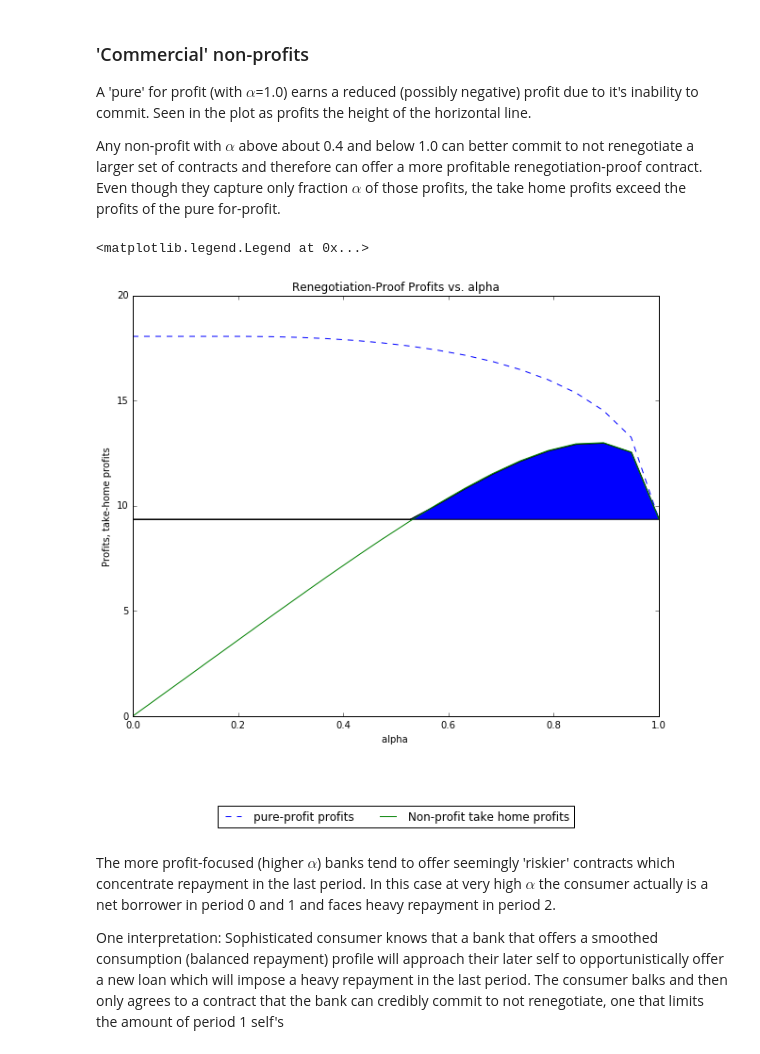
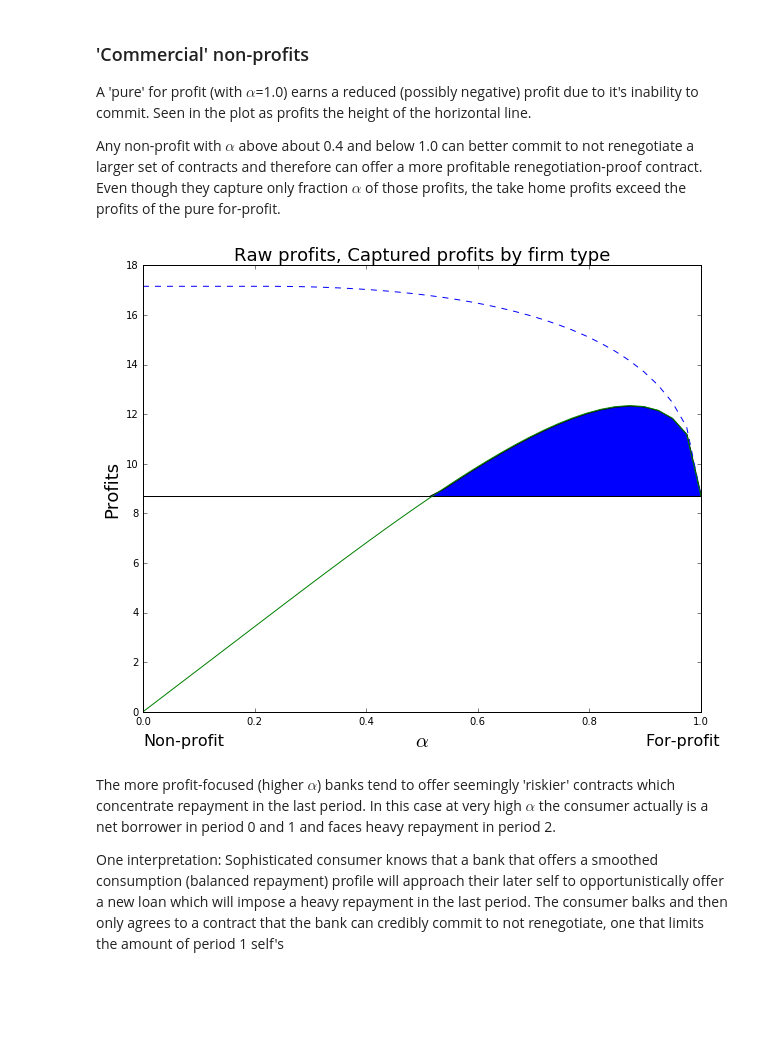
Before and after one commit to jhconning/renegotiation, a Jupyter notebook: monopoly_contracts.ipynb, the cells around one changed output. Saved outputs shown, nothing was run; the diff lists cells and outputs as text; code cells hidden in the pictures; blank space fills up the shorter version.

```diff
--- a/monopoly.ipynb
+++ b/monopoly_contracts.ipynb
@@ -131,7 +127,7 @@ The first constraint is the period 0 self's participation constraint and the sec
 Let's create an object instance which we will call cM, printout the parameters associated with this instance and then run a few checks to make sure the cM.reneg function works right:
 # %%
 cM = Contract.Monopoly(beta = 0.5)
-cM.rho = 0.95
+cM.rho = 1
 cM.y = [110,95,95]
 cM.print_params()
 # %% [output]
@@ -426,7 +408,7 @@ Plot to explore how the renegotiation cost $\kappa $ affects the terms of the co
 cM.y = np.array([100,100,100])
 cMF = cM.fcommit()
 num_pts = 21
-kaps = np.linspace(0, 1.25, num_pts)      # different renegotiation cost values
+kaps = np.linspace(0, 10, num_pts)      # different renegotiation cost values
 cMRP, profitRP = np.zeros((3,num_pts)), np.zeros(num_pts)  # init (c0,c1,c2) and profits at each kappa
 
 for i in range(0,num_pts):               # look through kappa recalculating optimal contract each time
@@ -443,8 +425,8 @@ ax0.plot(kaps, c2, label='$c_{2}$')
 ax0.plot(kaps, np.ones(num_pts)*cMF[1], '--', label='$c_{F}$')
 ax0.grid()
 ax0.set_title('Renegotiation Proof Contract and $\kappa$'), ax0.set_ylabel('consumption')
-ax0.legend(loc=9,bbox_to_anchor=(0.5, -1.7), ncol = 3)
-
+#ax0.legend(loc=9,bbox_to_anchor=(0.5, -1.7), ncol = 3)
+ax0.legend(loc=1)
 ax1.plot(kaps, profitRP)
 ax1.set_ylabel('Profit')
 ax1.grid()
@@ -485,7 +471,7 @@ $$\left[ \Pi ^{R}-\Pi \right] \geq C(\alpha )=\frac{h(\alpha )}{\alpha }$$
 y = np.array([100,100,100])          # To see how endowment affects contract
 cM.y     = y
 cMF      = cM.fcommit()
-num_pts  = 20
+num_pts  = 40
 alphs    = np.linspace(0.0,1.0,num_pts)       # iterate over different values of beta
 C        = 10*(np.ones(num_pts) - alphs)     #  h(alpha)/alpha  or cost of renegotiaton
 cMRP     = np.zeros((3,num_pts))          # matrix for (c0,c1,c2) at each kappa
@@ -521,18 +507,21 @@ Any non-profit with $\alpha$ above about 0.4 and below 1.0 can better commit to
 # %%
 profitRP_full = profitRP[num_pts-1]*np.ones(num_pts)
 fig = plt.figure()
 ax = fig.add_subplot(111)
-plt.title('Renegotiation-Proof Profits vs. alpha')
-plt.xlabel('alpha ')
-plt.ylabel('Profits, take-home profits')
-plt.plot(alphs,profitRP,'--',label='pure-profit profits')
-plt.plot(alphs,NprofitRP,label='Non-profit take home profits')
+plt.title('Raw profits, Captured profits by firm type', fontsize=18)
+plt.xlabel(r'$\alpha$',fontsize=20)
+plt.ylabel('Profits', fontsize=18)
+plt.plot(alphs,profitRP,'--',label='Raw profits')
+plt.plot(alphs,NprofitRP,label='Captured profits')
 ax.fill_between(alphs, np.fmax(profitRP_full,NprofitRP), profitRP_full)
-plt.legend(loc='upper center', bbox_to_anchor=(0.5, -0.2),
-          fancybox=None, ncol=5)
+#plt.legend(loc='upper center', bbox_to_anchor=(0.5, -0.2),
+#          fancybox=None, ncol=5)
+plt.text(0.9, -1.35, 'For-profit',fontsize=16)
+plt.text(0, -1.35, 'Non-profit',fontsize=16)
+#plt.xlabel('xlabel', fontsize=18)
+plt.savefig('figs\CapturedProfits.pdf', format='pdf')
 # %% [output]
-<matplotlib.legend.Legend at 0x...>
-[figure, old version]
+[figure, new version]
 # %% [markdown]
 The more profit-focused (higher $\alpha$) banks tend to offer seemingly 'riskier' contracts which concentrate repayment in the last period.  In this case at very high $\alpha$ the consumer actually is a net borrower in period 0 and 1 and faces heavy repayment in period 2.
 
```
Also changed, not shown: parts of 18 cells of this notebook, 9 other files.
